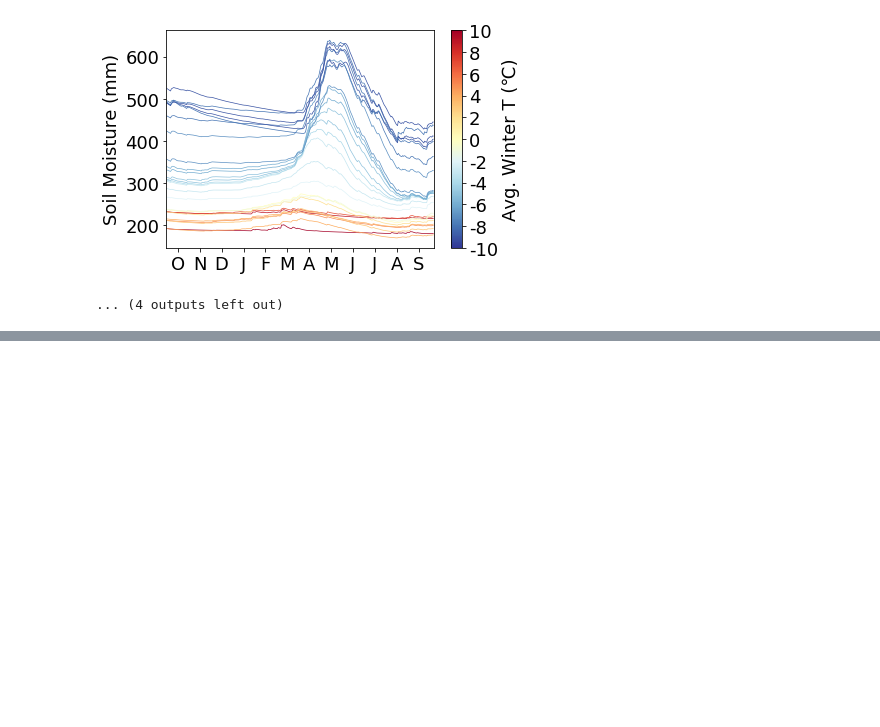
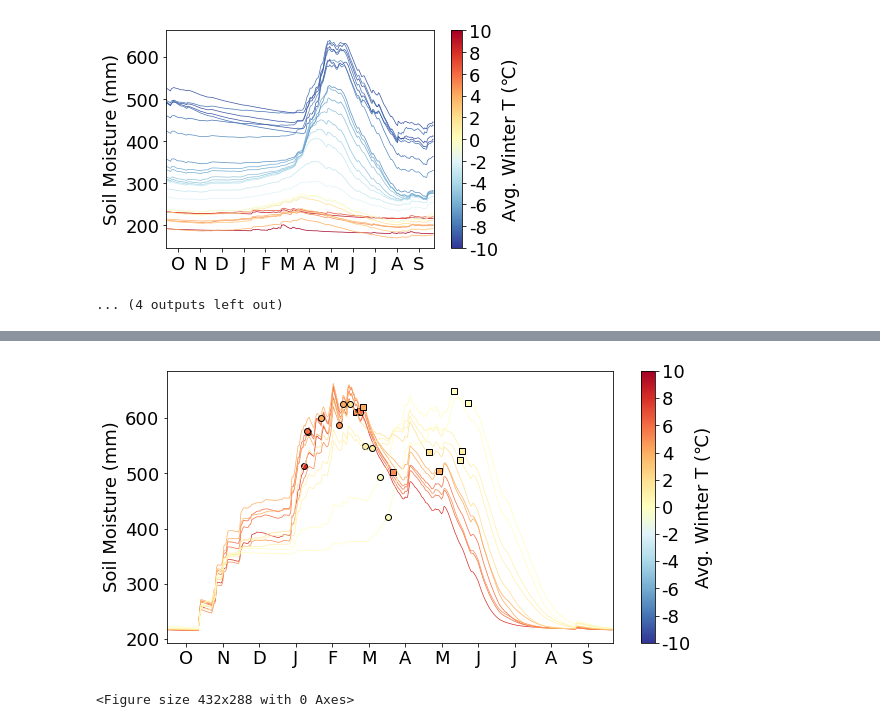
Before and after one commit to szalam/SM_carryover, a Jupyter notebook: 02_code/030_SM_pattern.ipynb, the cells around one changed output, grey strips where cells are left out. Saved outputs shown, nothing was run; the diff lists cells and outputs as text; code cells hidden in the pictures; blank space fills up the shorter version.

```diff
--- a/02_code/030_SM_pattern.ipynb
+++ b/02_code/030_SM_pattern.ipynb
@@ -184,3 +303,6 @@ plot_sm_elev_band('9217900')
 # %%
-plot_sm_elev_band('11473900')
+plot_sm_elev_band2('11473900')
+# %% [output]
+[figure, added]
+<Figure size 432x288 with 0 Axes>
 # %%
```
Also changed, not shown: parts of 20 cells of this notebook, 14 other files.
